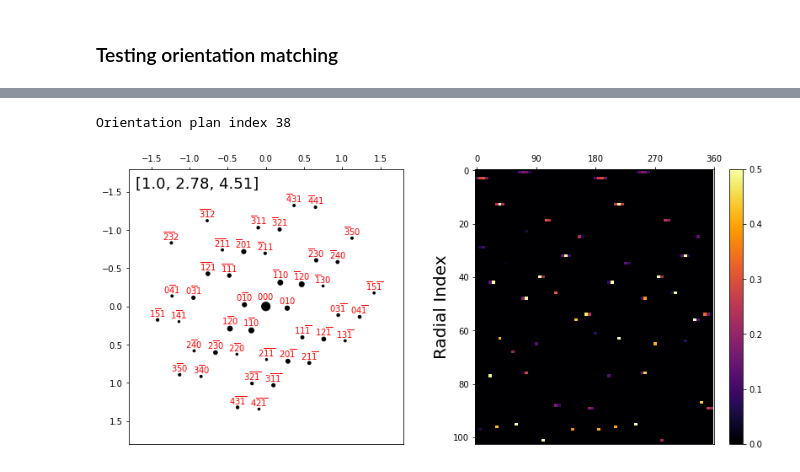
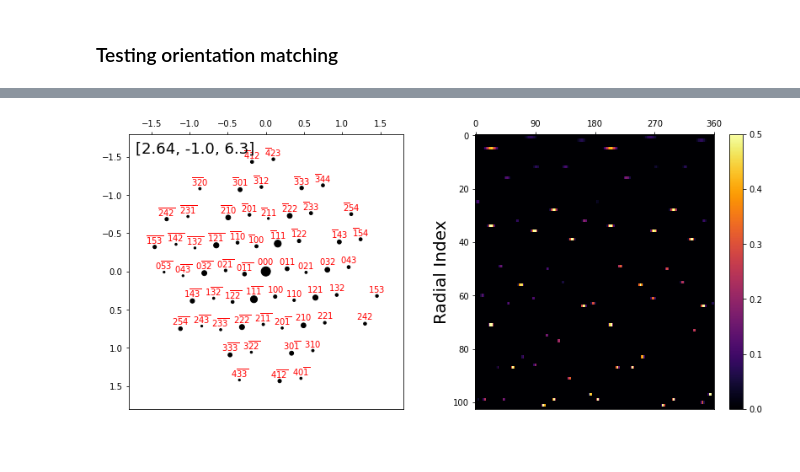
Before and after one commit to py4dstem/py4DSTEM_tutorials, a Jupyter notebook: notebooks/acom/ACOM_basics_03_tricilinic.ipynb, the cells around one changed output, grey strips where cells are left out. Saved outputs shown, nothing was run; the diff lists cells and outputs as text; code cells hidden in the pictures.

```diff
--- a/notebooks/acom/ACOM_basics_03_tricilinic.ipynb
+++ b/notebooks/acom/ACOM_basics_03_tricilinic.ipynb
@@ -117,14 +113,11 @@ fig, ax = crystal.plot_orientation_zones(
 # %%
 # Plot some of the orientation plans
 fig, ax = crystal.plot_orientation_plan(
-#     zone_axis_plot=[1,1,3],
-#     zone_axis_plot=[1,2,3],
-    zone_axis_plot=[1,3,5],
+    zone_axis_miller=[1,-2,3],
     returnfig=True,
 );
 # %% [output]
-Orientation plan index 38
-[figure, old version]
+[figure, new version]
 # %%
 # Save the zone axes orientation map
 # fig.savefig('plot_03_plan_05.pdf')
```
Also changed, not shown: parts of 14 cells of this notebook, 2 other files.
